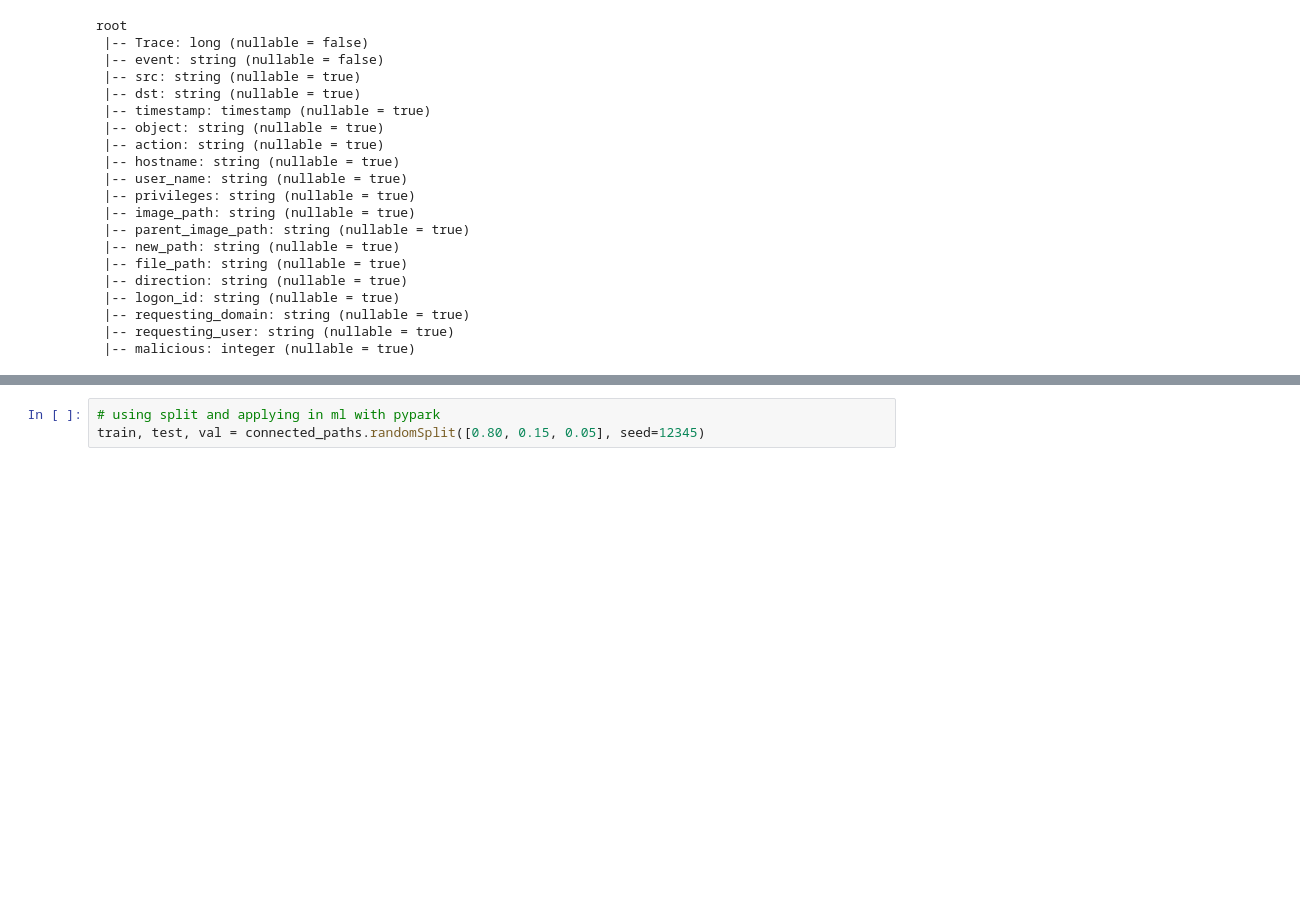
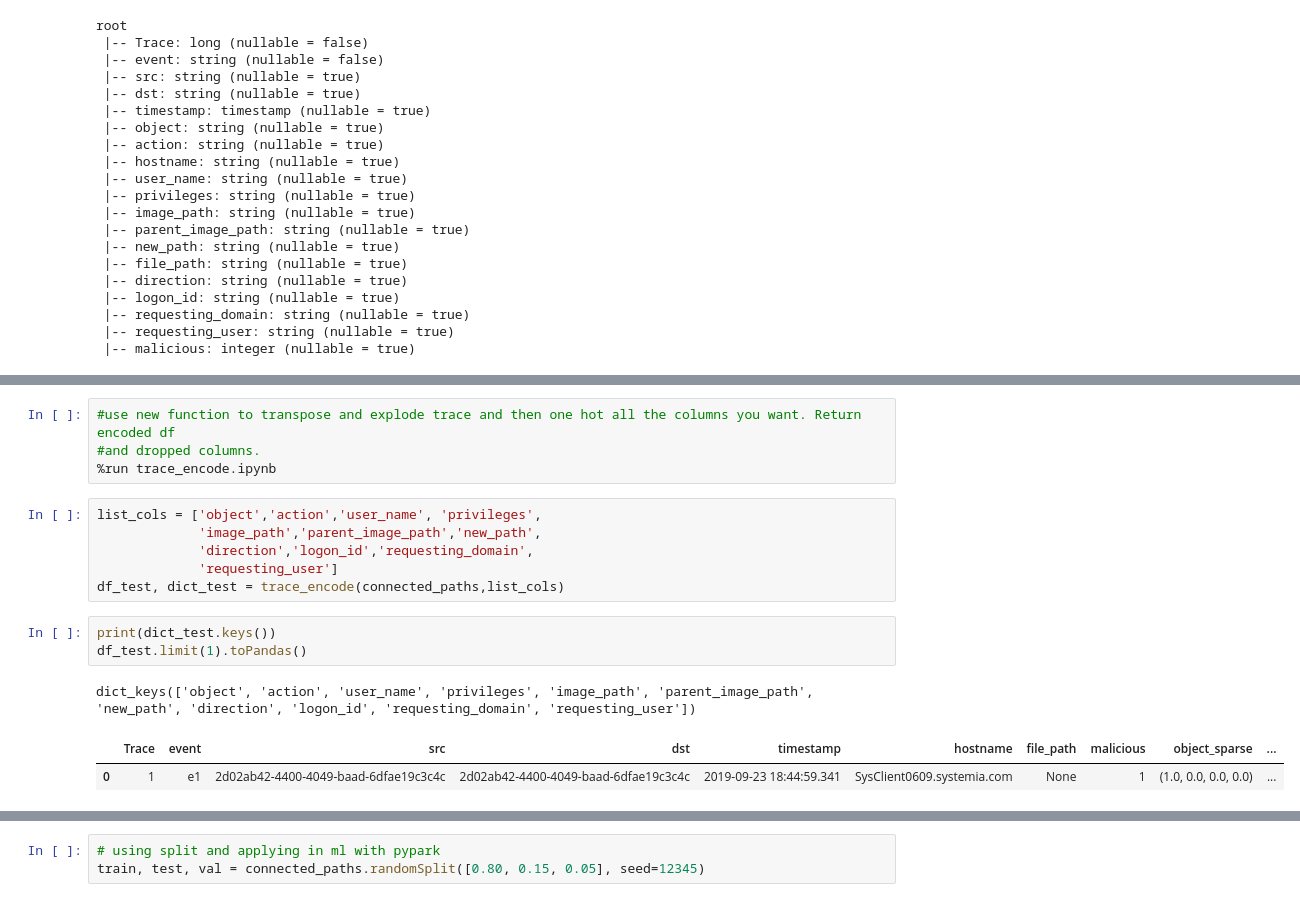
Before and after one commit to MBrend15/Public_Project_Repo, a Jupyter notebook: bam_create_graphframe.ipynb, the cells around one changed output, grey strips where cells are left out. Cells and saved outputs as stored; diff of their text form; blank space fills up the shorter version.

```diff
--- a/bam_create_graphframe.ipynb
+++ b/bam_create_graphframe.ipynb
@@ -244,0 +449,17 @@ stacked_df.where(col('image_path')=='System').count()
+# %%
+#use new function to transpose and explode trace and then one hot all the columns you want. Return encoded df
+#and dropped columns.
+%run trace_encode.ipynb
+# %%
+list_cols = ['object','action','user_name', 'privileges',
+             'image_path','parent_image_path','new_path',
+             'direction','logon_id','requesting_domain',
+             'requesting_user']
+df_test, dict_test = trace_encode(connected_paths,list_cols)
+# %%
+print(dict_test.keys())
+df_test.limit(1).toPandas()
+# %% [output]
+dict_keys(['object', 'action', 'user_name', 'privileges', 'image_path', 'parent_image_path', 'new_path', 'direction', 'logon_id', 'requesting_domain', 'requesting_user'])
+|  | Trace | event | src | dst | timestamp | hostname | file_path | malicious | object_sparse | ... |
+| 0 | 1 | e1 | 2d02ab42-4400-4049-baad-6dfae19c3c4c | 2d02ab42-4400-4049-baad-6dfae19c3c4c | 2019-09-23 18:44:59.341 | SysClient0609.systemia.com | None | 1 | (1.0, 0.0, 0.0, 0.0) | ... |
```
Also changed, not shown: parts of 25 cells of this notebook, 2 other files.
